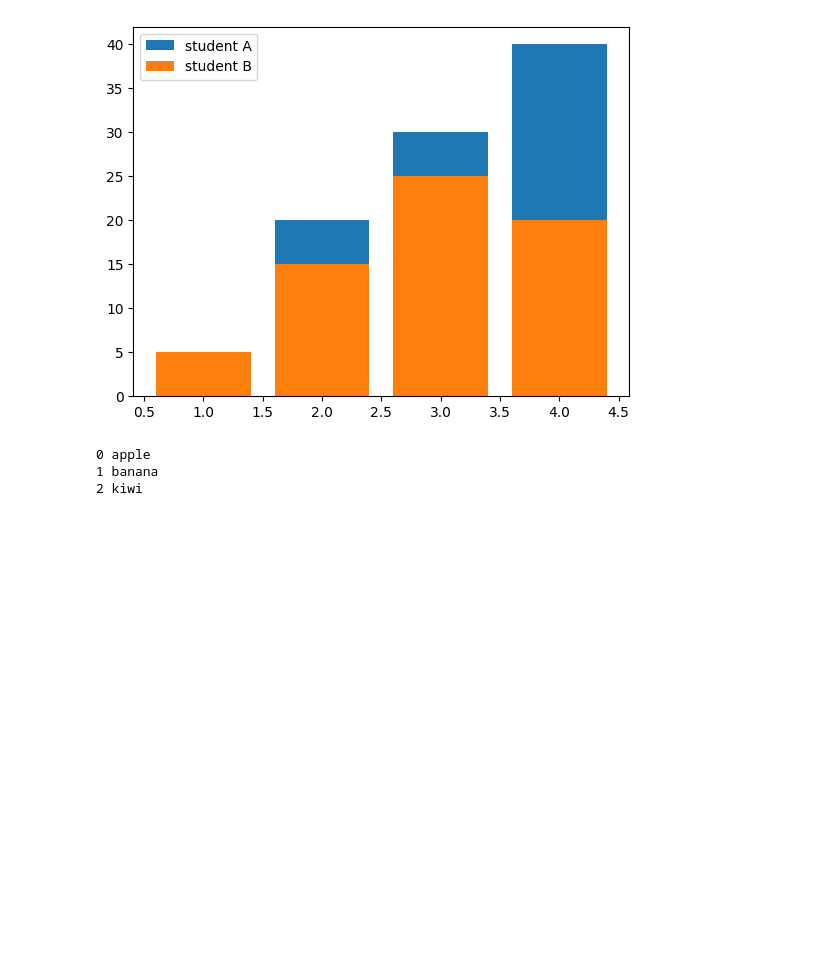
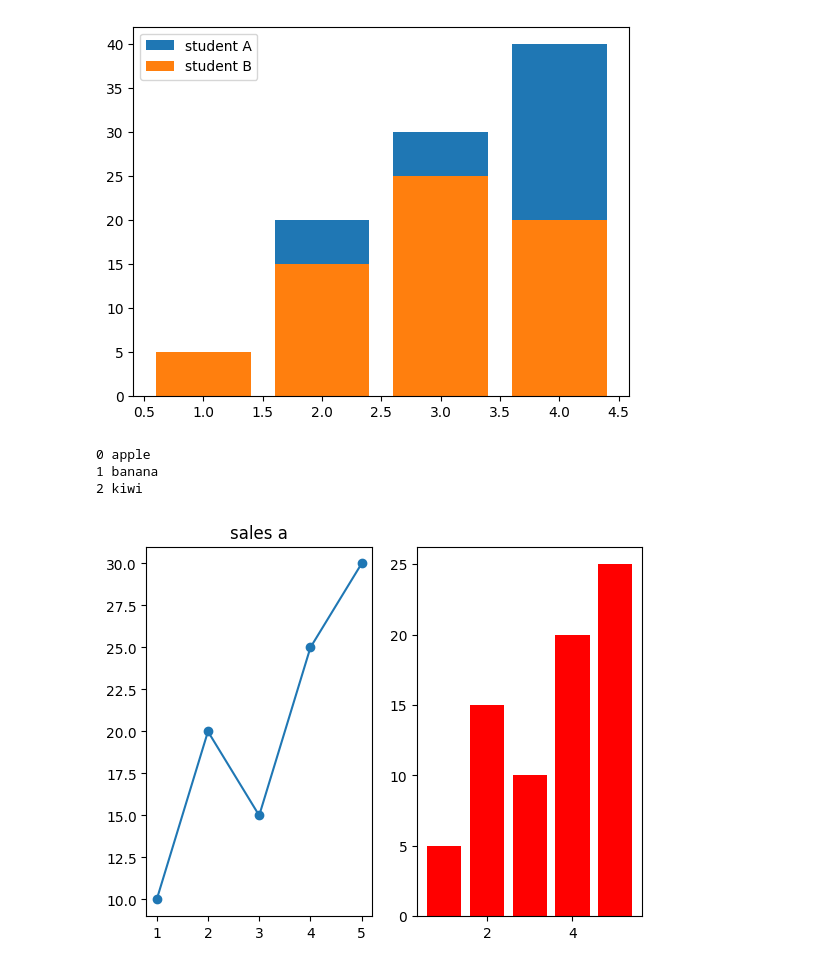
Before and after one commit to arunrajput1836-ui/data-visualization-, a Jupyter notebook: matplotlib.ipynb, the cells around one changed output. Drawn from its saved outputs; the diff is of its cells as text; code cells hidden in the pictures; blank space fills up the shorter version.

```diff
--- a/matplotlib.ipynb
+++ b/matplotlib.ipynb
@@ -112,3 +112,18 @@ for i,j in enumerate(fruits):
 0 apple
 1 banana
 2 kiwi
+# %%
+# subplot
+x = [1,2,3,4,5]
+sales_a =[10,20,15,25,30]
+sales_b=[5,15,10,20,25]
+
+plt.subplot(1,2,1)
+plt.plot(x,sales_a,marker='o')
+plt.title("sales a")
+
+plt.subplot(1,2,2)
+plt.bar(x,sales_b,color ='red')
+plt.show()
+# %% [output]
+[figure, added]
```
